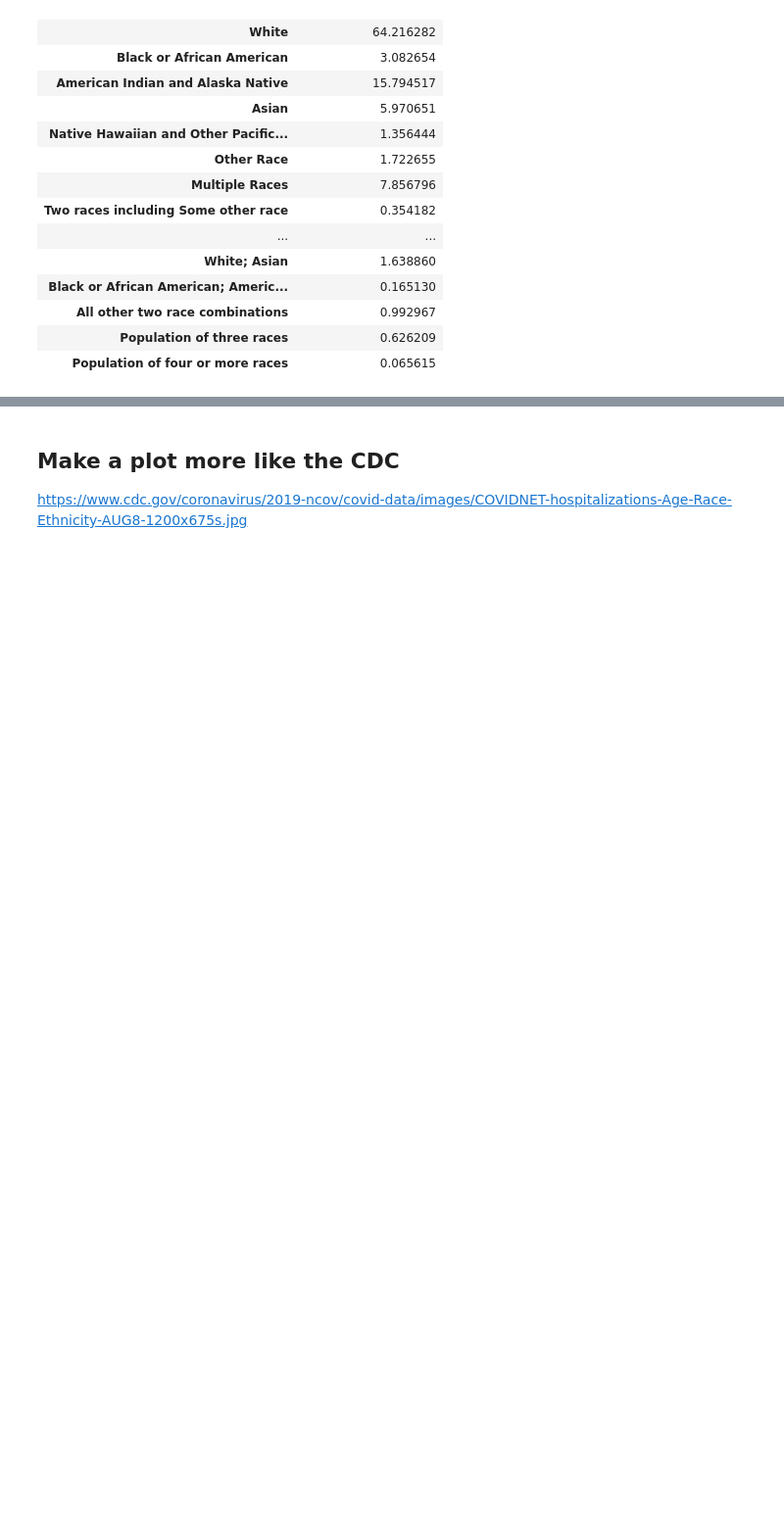
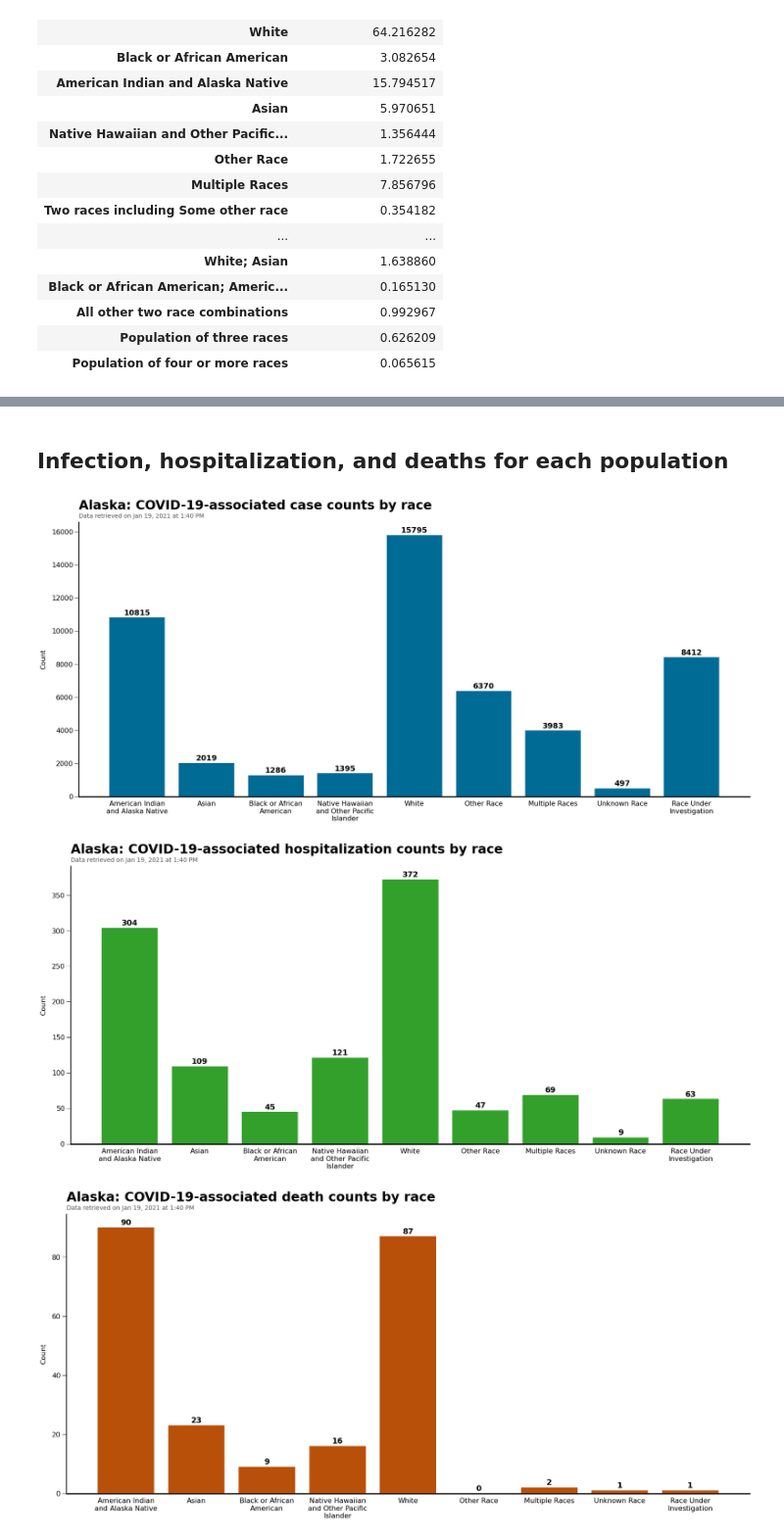
Before and after one commit to wckoeppen/ak-covid-rate-graphs, a Jupyter notebook: notebooks/covid-rates-graphs.ipynb, the cells around one changed output, grey strips where cells are left out. Shown at 98% size. Saved outputs shown, nothing was run; the diff lists cells and outputs as text; code cells hidden in the pictures; blank space fills up the shorter version.

```diff
--- a/notebooks/covid-rates-graphs.ipynb
+++ b/notebooks/covid-rates-graphs.ipynb
@@ -242,3 +166,0 @@ horizontal_rate_plot(to_plot['Death Rate'], color='#a6cee3')
-# %% [markdown]
-## Make a plot more like the CDC
-https://www.cdc.gov/coronavirus/2019-ncov/covid-data/images/COVIDNET-hospitalizations-Age-Race-Ethnicity-AUG8-1200x675s.jpg
@@ -312,3 +170,5 @@ def save_png(figure, png_path):
     print(f'Saving PNG {png_path}')
     figure.savefig(png_path, bbox_inches='tight', pad_inches=0.3, dpi=72, facecolor='w')
     plt.close(figure) # comment out if you want outputs on the screen
+# %% [markdown]
+## Infection, hospitalization, and deaths for each population
@@ -314,0 +240,8 @@ def save_png(figure, png_path):
+# %%
+case_count_plot = count_plot(race_pop_data['All Cases'], title='Alaska: COVID-19-associated case counts by race')
+hosp_count_plot = count_plot(race_pop_data['Hospitalizations'], title='Alaska: COVID-19-associated hospitalization counts by race', color='#33a02c')
+deat_count_plot = count_plot(race_pop_data['Deaths'], title='Alaska: COVID-19-associated death counts by race', color='#B85009')
+# %% [output]
+[figure, added]
+[figure, added]
+[figure, added]
```
Also changed, not shown: parts of 18 cells of this notebook, 6 other files.
